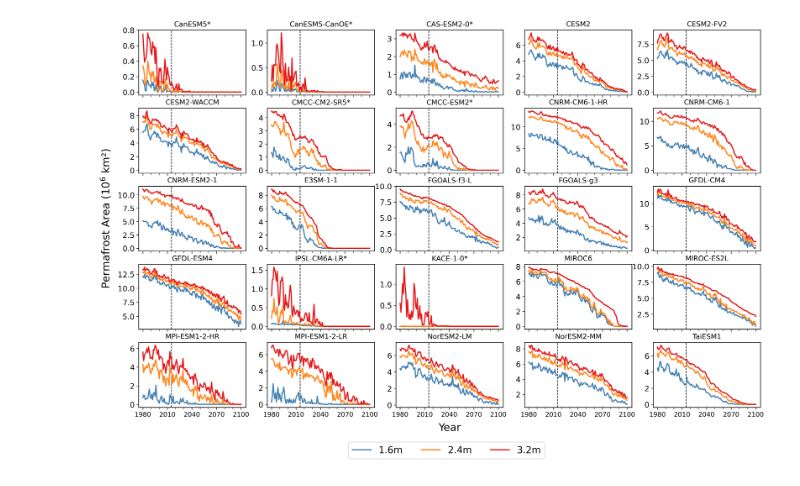
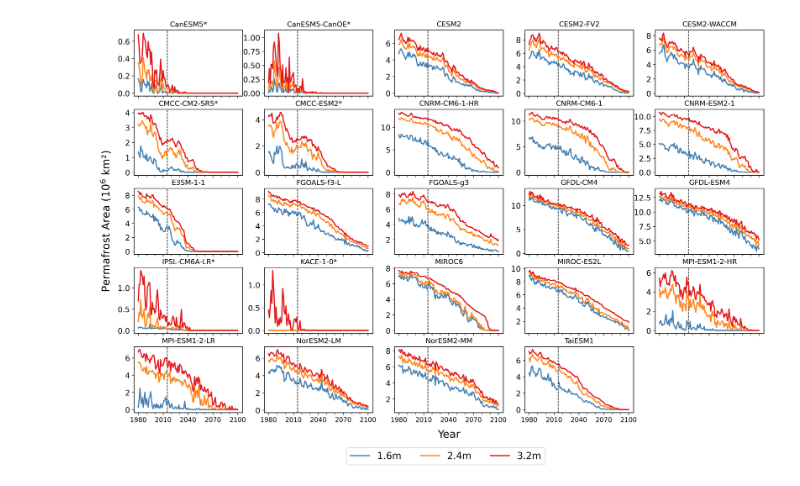
Before and after one commit to jiaxuwang321/Observational-constraints-reveal-exacerbated-permafrost-loss-across-northern-Eurasia, a Jupyter notebook: Plot/S10.Permafrost_timeseries.ipynb, the cells around one changed output. Saved outputs shown, nothing was run; the diff lists cells and outputs as text; code cells hidden in the pictures.

Commit message:
Update Plot and Process folders

```diff
--- a/Plot/S10.Permafrost_timeseries.ipynb
+++ b/Plot/S10.Permafrost_timeseries.ipynb
@@ -14,13 +14,13 @@ import glob
 import warnings
 warnings.filterwarnings("ignore")
 
-modelname = ["CanESM5", "CanESM5-CanOE", "CAS-ESM2-0", "CESM2", "CESM2-FV2", "CESM2-WACCM", "CMCC-CM2-SR5", "CMCC-ESM2", "CNRM-CM6-1-HR", "CNRM-CM6-1", "CNRM-ESM2-1", "E3SM-1-1", "FGOALS-f3-L", "FGOALS-g3", "GFDL-CM4", "GFDL-ESM4", "IPSL-CM6A-LR", "KACE-1-0", "MIROC6", "MIROC-ES2L", "MPI-ESM1-2-HR", "MPI-ESM1-2-LR", "NorESM2-LM", "NorESM2-MM", "TaiESM1"]
-def load_pfarea_data(model, alt, region):
+modelname = ["CanESM5", "CanESM5-CanOE", "CESM2", "CESM2-FV2", "CESM2-WACCM", "CMCC-CM2-SR5", "CMCC-ESM2", "CNRM-CM6-1-HR", "CNRM-CM6-1", "CNRM-ESM2-1", "E3SM-1-1", "FGOALS-f3-L", "FGOALS-g3", "GFDL-CM4", "GFDL-ESM4", "IPSL-CM6A-LR", "KACE-1-0", "MIROC6", "MIROC-ES2L", "MPI-ESM1-2-HR", "MPI-ESM1-2-LR", "NorESM2-LM", "NorESM2-MM", "TaiESM1"]
+def load_pfarea_data(model, alt, region,begin_year):
 
-    folder = f"../Data/Permafrost_area_timeseries_ssp585/cmip6_alt{alt}cm_NH45_EA{region}_pfarea_1980_2100_monthly/"
+    folder = f"../Data/Permafrost_area_timeseries_ssp585/cmip6_alt{alt}cm_NH45_EA{region}_pfarea_1850_2100_monthly/"
     files = glob.glob(folder + model + "_*.nc")
     datasets = [Dataset(file) for file in files]
-    pfareas = [(ds["pfarea"][:]/ 10**12).filled(np.nan) for ds in datasets]
+    pfareas = [(ds["pfarea"][(begin_year-1850)*12:]/ 10**12).filled(np.nan) for ds in datasets]
 
     if len(pfareas) >= 2:
         pfarea_combined = np.concatenate([pfareas[0], np.full(12, np.nan), pfareas[1]])
@@ -34,19 +34,20 @@ def group_by_year(pfarea, start_year=1980):
     data["year"] = [int(i / 12) + start_year for i in range(len(data))]
     return data.groupby("year")
 
-def process_depth_level(model, alt, region="0_180"):
-    pfarea1 = load_pfarea_data(model, alt, region)
-    pfarea2 = load_pfarea_data(model, alt, "350_360")
+def process_depth_level(model, alt, begin_year):
+    pfarea1 = load_pfarea_data(model, alt, "0_180",begin_year)
+    pfarea2 = load_pfarea_data(model, alt, "350_360",begin_year)
     pfarea_combined = np.nansum([pfarea1, pfarea2], axis=0)
     df = group_by_year(pfarea_combined)
     return [df.get_group(year) for year in df.groups]
 
 fig, axs = plt.subplots(figsize=(19, 14), dpi=300)
 i = 0
+begin_year = 1980
 for model in modelname:
     # Process data for each depth level
     depths = [160, 240, 320]
-    minpfareas = {depth: process_depth_level(model, depth) for depth in depths}
+    minpfareas = {depth: process_depth_level(model, depth, begin_year) for depth in depths}
 
     # Create minpfarea DataFrame
     pf1 = pd.DataFrame(columns=["year", "minpfarea1", "minpfarea2", "minpfarea3", "minpfarea4", "minpfarea5"])
@@ -72,35 +73,35 @@ for model in modelname:
         plt.title(model + '*', fontsize=12)
     else:
         plt.title(model, fontsize=12, c='black')
 
     plt.yticks(fontsize=13)
     plt.xlim(1975, 2106)
 
     ax = plt.gca()
     for axis in ['top', 'bottom', 'left', 'right']:
         ax.spines[axis].set_linewidth(1)
 
     ax.xaxis.set_major_locator(MultipleLocator(30))
     ax.xaxis.set_minor_locator(MultipleLocator(10))
     ax.tick_params(axis='x', direction='out', which='major', length=4)
     ax.tick_params(axis='x', direction='out', which='minor', length=3)
 
     if i == 21 or i == 22 or i == 23 or i == 24 or i == 20:
         plt.xticks(fontsize=11)
     else:
         plt.xticks(fontsize=6, color='white')
 
     if i == 10:
-        plt.ylabel('Permafrost Area ($10^6$ km²)', fontsize=18, labelpad=10)
+        plt.ylabel('Permafrost Area ($10^6$ km²)', fontsize=18, labelpad=22)
     if i == 22:
         plt.legend(ncol=5, fontsize=16, bbox_to_anchor=(1.43, -0.46))
     if i == 22:
-        plt.xlabel('Year', fontsize=18, horizontalalignment='center', labelpad=8)
+        plt.xlabel('Year', fontsize=18, horizontalalignment='center', labelpad=10)
 
     i += 1
 
 plt.show()
 # %% [output]
-[figure, old version]
+[figure, new version]
 # %%
 fig.savefig("../Figures/FigureS10.png", bbox_inches='tight',dpi=300)
```
Also changed, not shown: 5 other files.
